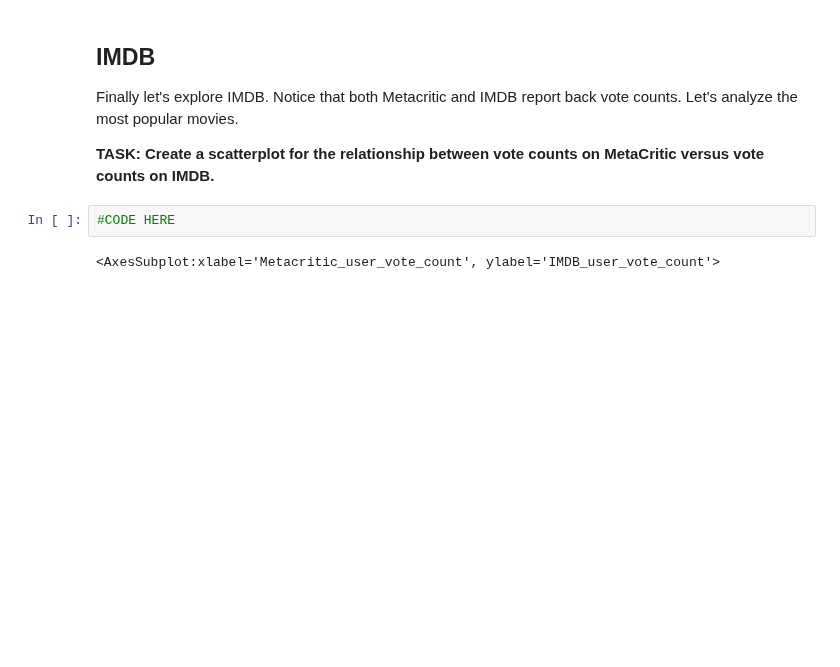
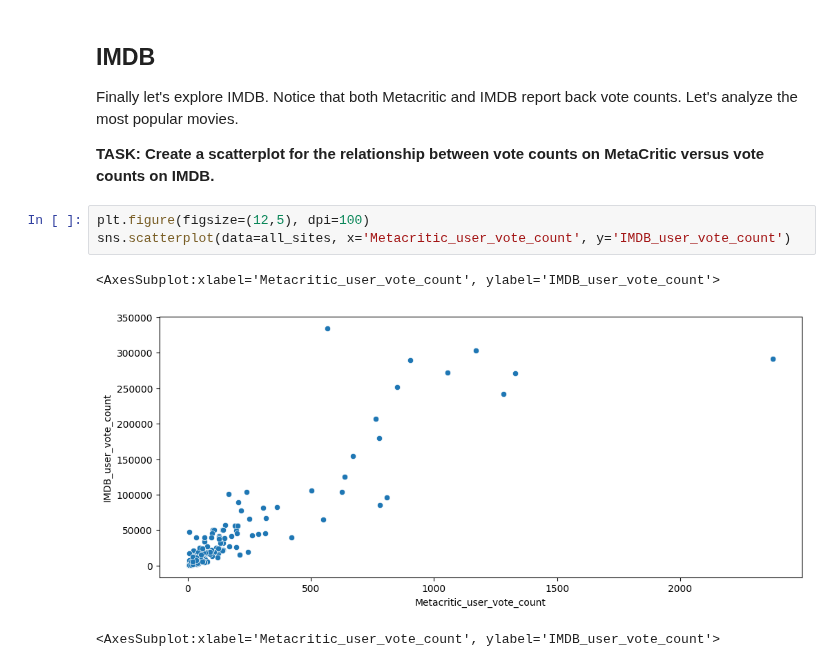
Before and after one commit to Denisse-AB/machine-learning, a Jupyter notebook: Capstone-Project-Numpy-Seaborn.ipynb, the cells around one changed output. Cells and saved outputs as stored; diff of their text form; blank space fills up the shorter version.

```diff
--- a/Capstone-Project-Numpy-Seaborn.ipynb
+++ b/Capstone-Project-Numpy-Seaborn.ipynb
@@ -363,8 +380,12 @@ Now let's take a quick look at the ratings from MetaCritic. Metacritic also show
 Finally let's explore IMDB. Notice that both Metacritic and IMDB report back vote counts. Let's analyze the most popular movies.
 
 **TASK: Create a scatterplot for the relationship between vote counts on MetaCritic versus vote counts on IMDB.**
-# %%
-#CODE HERE
+# %%
+plt.figure(figsize=(12,5), dpi=100)
+sns.scatterplot(data=all_sites, x='Metacritic_user_vote_count', y='IMDB_user_vote_count')
+# %% [output]
+<AxesSubplot:xlabel='Metacritic_user_vote_count', ylabel='IMDB_user_vote_count'>
+[figure, added]
 # %%
 # %% [output]
 <AxesSubplot:xlabel='Metacritic_user_vote_count', ylabel='IMDB_user_vote_count'>
```
Also changed, not shown: parts of 13 cells of this notebook.
